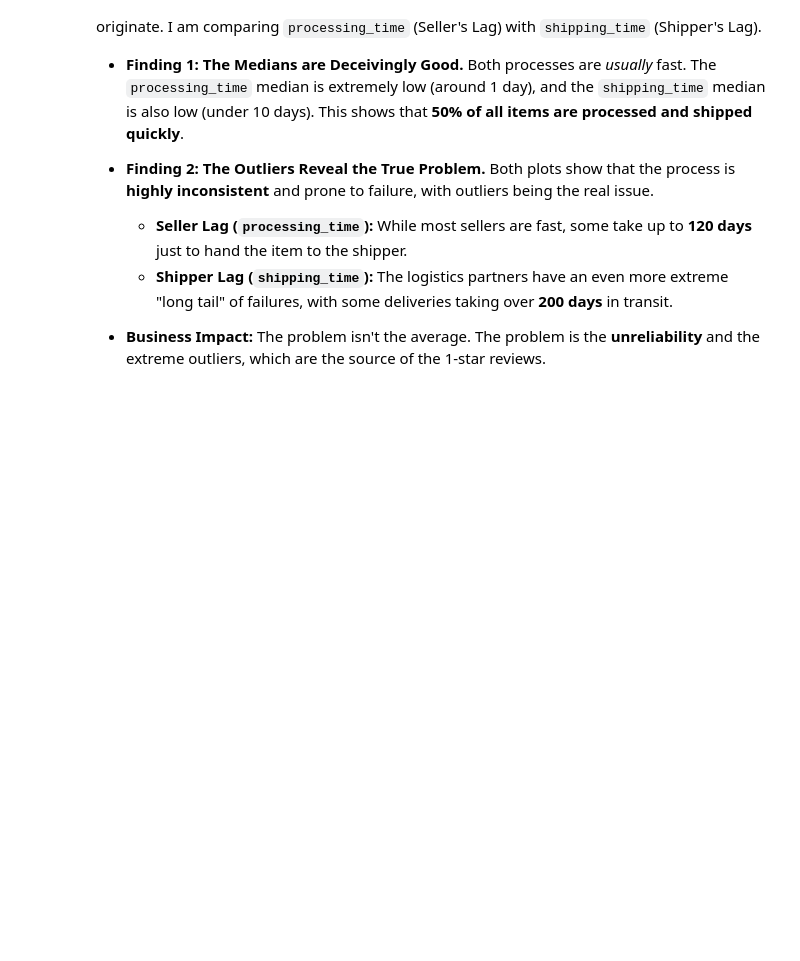
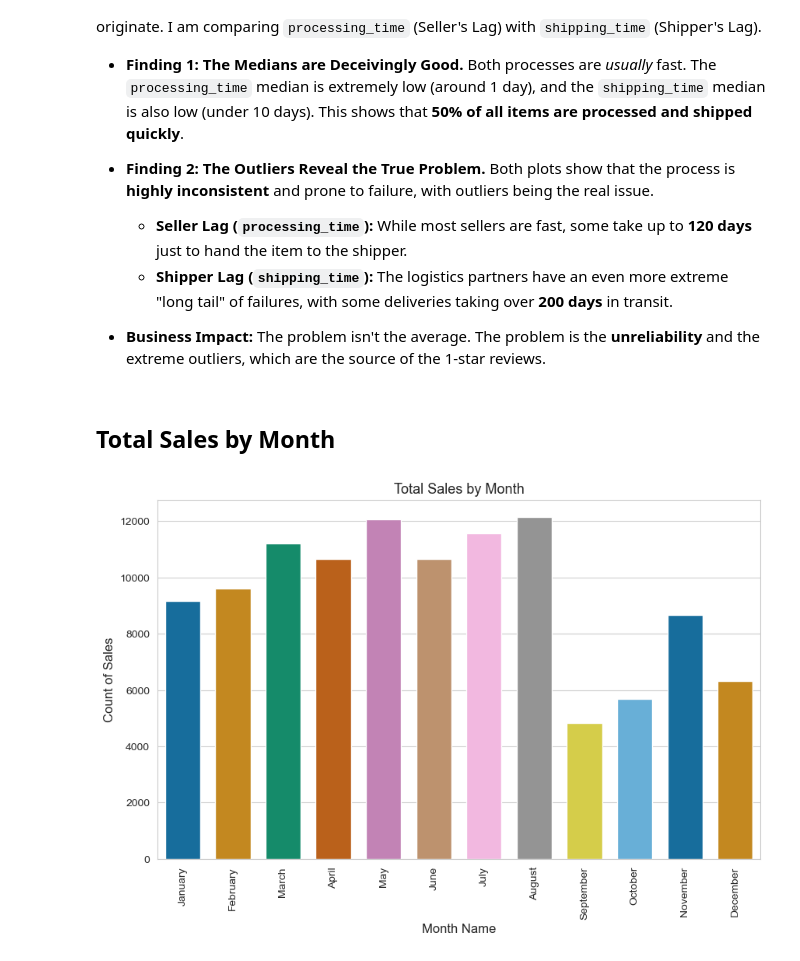
Before and after one commit to zeeshan-akram-ds/Olist-ECommerce-Analysis, a Jupyter notebook: notebooks/02-analysis.ipynb, the cells around one changed output. Drawn from its saved outputs; the diff is of its cells as text; code cells hidden in the pictures; blank space fills up the shorter version.

```diff
--- a/notebooks/02-analysis.ipynb
+++ b/notebooks/02-analysis.ipynb
@@ -416,3 +417,27 @@ After proving that delays are the primary problem, I am now investigating *where
     * **Shipper Lag (`shipping_time`):** The logistics partners have an even more extreme "long tail" of failures, with some deliveries taking over **200 days** in transit.
 
 * **Business Impact:** The problem isn't the average. The problem is the **unreliability** and the extreme outliers, which are the source of the 1-star reviews.
+# %% [markdown]
+## Total Sales by Month
+# %%
+# data to plot
+temp = df.groupby('purchase_month')['price'].count().reset_index()
+
+# Ordering the month names
+month_order = ['January', 'February', 'March', 'April', 'May', 'June',
+                'July', 'August', 'September', 'October', 'November', 'December']
+temp['purchase_month'] = pd.Categorical(temp['purchase_month'], categories=month_order, ordered=True)
+temp_sorted = temp.sort_values('purchase_month')
+temp_sorted = temp_sorted.rename(columns = {'price':'sales_count'})
+
+# plotting
+plt.figure(figsize=(10,6))
+sns.barplot(data=temp_sorted, x='purchase_month', y='sales_count', palette='colorblind', width=0.7)
+plt.title("Total Sales by Month", fontsize=13)
+plt.xlabel("Month Name", fontsize=12)
+plt.ylabel("Count of Sales", fontsize=12)
+plt.xticks(rotation='vertical')
+plt.savefig("../images/total_sales_by_month.png", dpi=300)
+plt.show()
+# %% [output]
+[figure, added]
```
Also changed, not shown: parts of 9 cells of this notebook.
